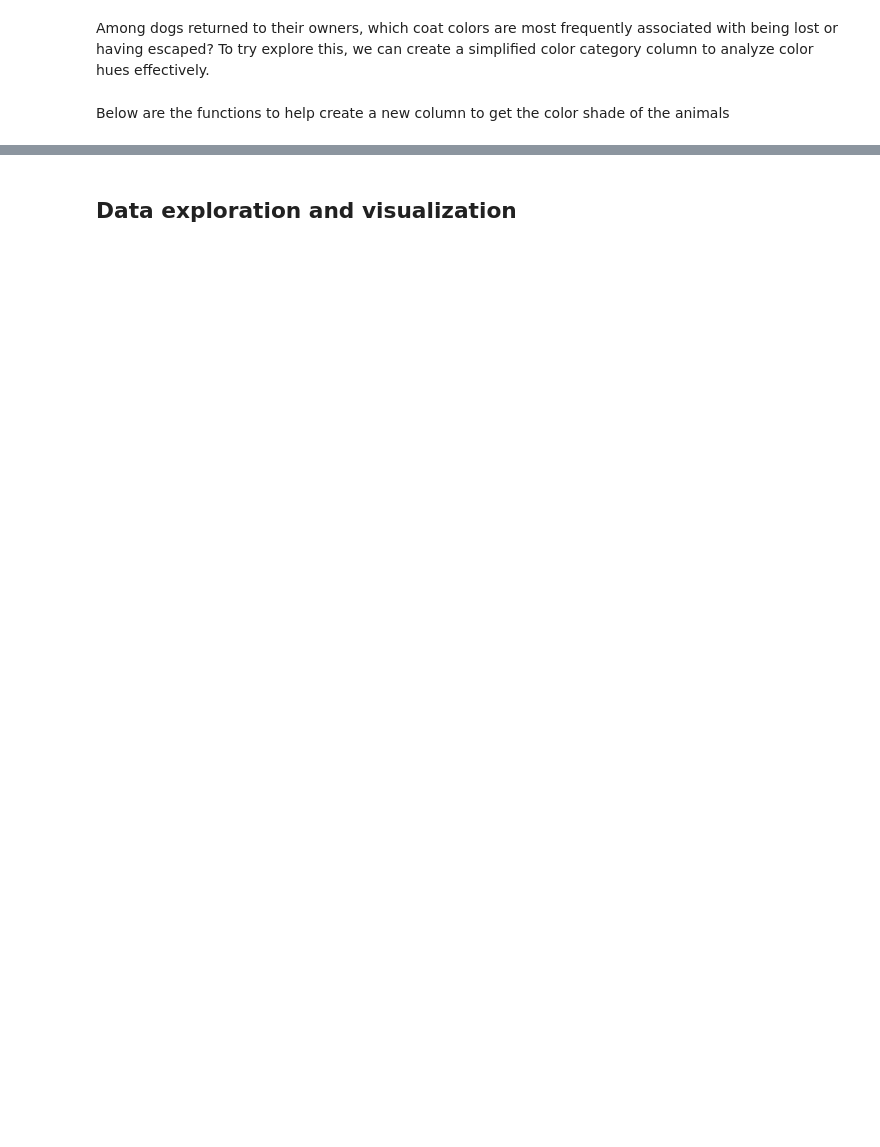
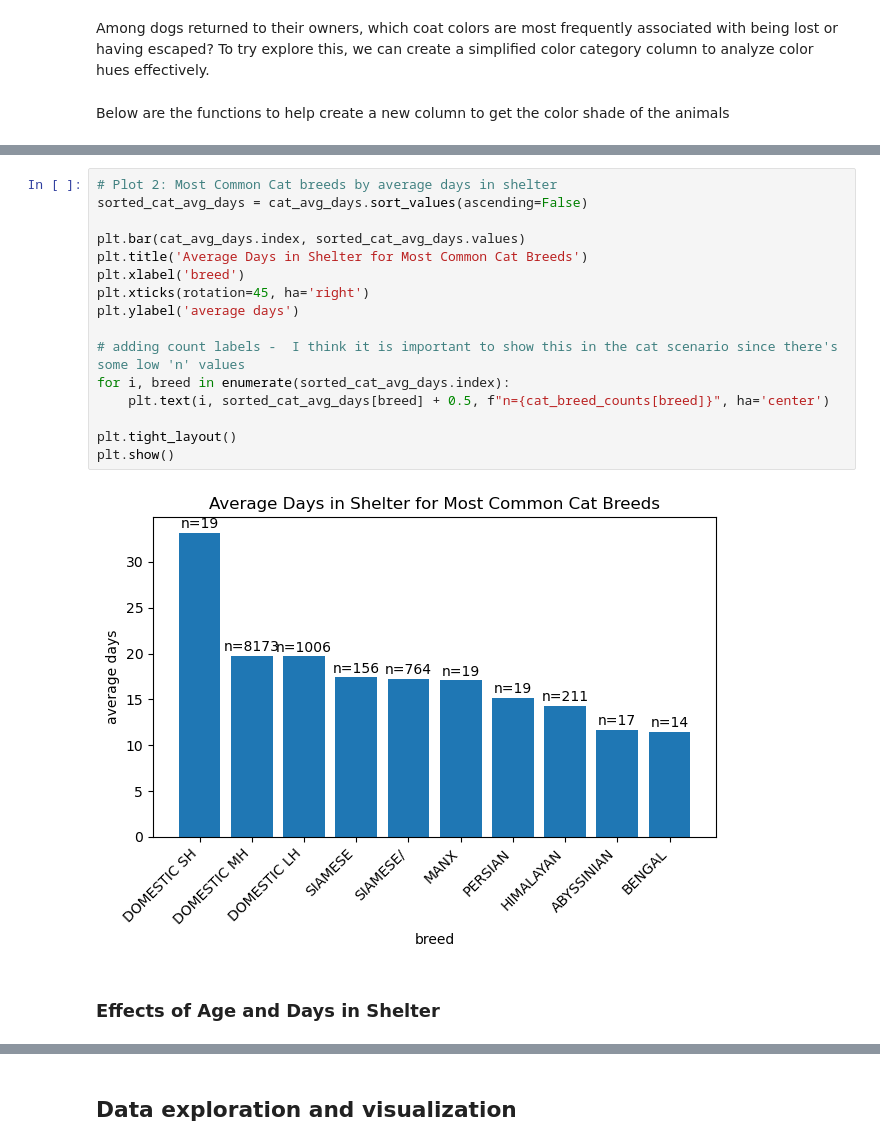
Before and after one commit to dalibug/383_ds_project_1, a Jupyter notebook: sonoma_shelter.ipynb, the cells around one changed output, grey strips where cells are left out. Cells and saved outputs as stored; diff of their text form; blank space fills up the shorter version.

```diff
--- a/sonoma_shelter.ipynb
+++ b/sonoma_shelter.ipynb
@@ -123,0 +182,20 @@ print(dogs_returned[['Name', 'Color', 'Primary Color', 'Primary Shade']].head(10
+# %%
+# Plot 2: Most Common Cat breeds by average days in shelter
+sorted_cat_avg_days = cat_avg_days.sort_values(ascending=False)
+
+plt.bar(cat_avg_days.index, sorted_cat_avg_days.values)
+plt.title('Average Days in Shelter for Most Common Cat Breeds')
+plt.xlabel('breed')
+plt.xticks(rotation=45, ha='right')
+plt.ylabel('average days')
+
+# adding count labels -  I think it is important to show this in the cat scenario since there's some low 'n' values
+for i, breed in enumerate(sorted_cat_avg_days.index):
+    plt.text(i, sorted_cat_avg_days[breed] + 0.5, f"n={cat_breed_counts[breed]}", ha='center')
+
+plt.tight_layout()
+plt.show()
+# %% [output]
+[figure, added]
+# %% [markdown]
+### Effects of Age and Days in Shelter
```
Also changed, not shown: parts of 19 cells of this notebook, 2 other files.
